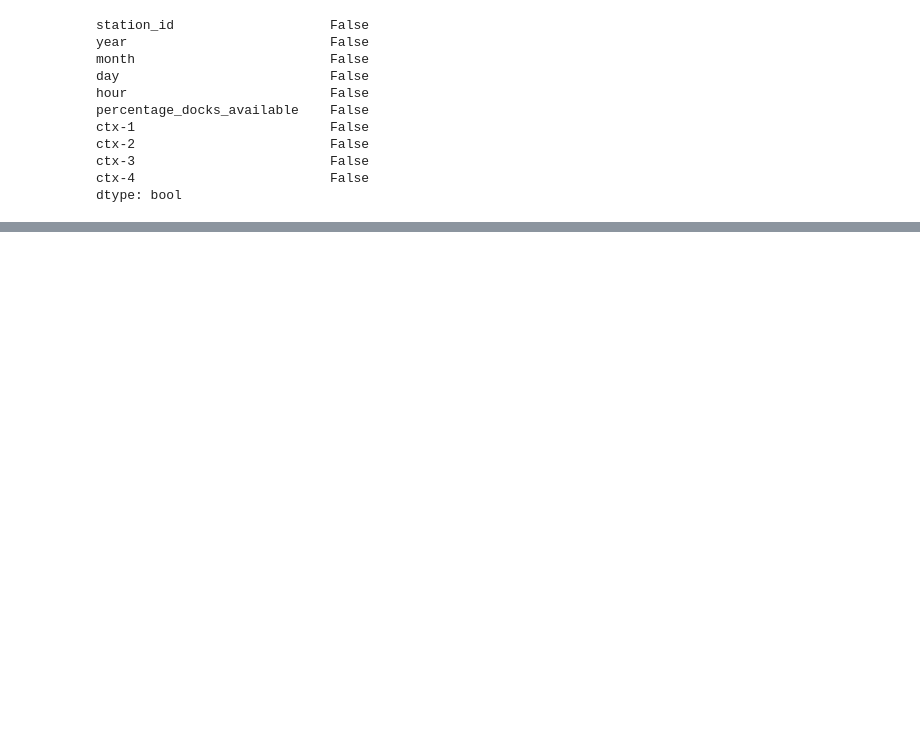
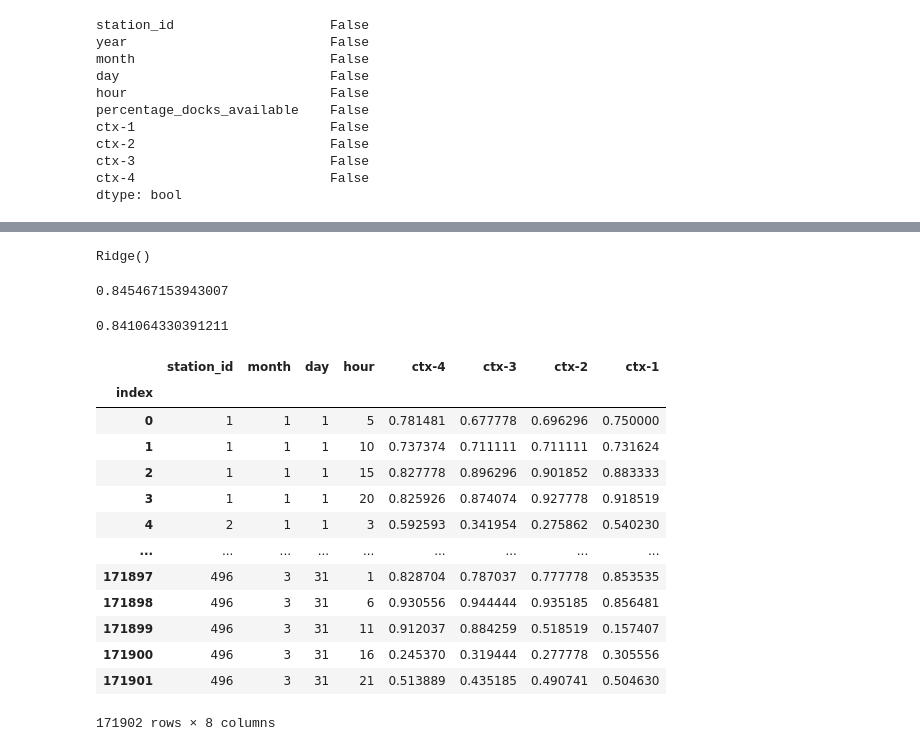
Before and after one commit to carlesonielfa/dsml-capstone, a Jupyter notebook: data_analysis.ipynb, the cells around one changed output, grey strips where cells are left out. Drawn from its saved outputs; the diff is of its cells as text; code cells hidden in the pictures; blank space fills up the shorter version.

```diff
--- a/data_analysis.ipynb
+++ b/data_analysis.ipynb
@@ -388,0 +409,37 @@ df_ctx4_clean
+# %%
+from sklearn.ensemble import RandomForestRegressor
+from sklearn import linear_model
+
+#model = RandomForestRegressor()
+model = linear_model.Ridge()
+model.fit(y=y_train,X=x_train)
+# %% [output]
+Ridge()
+# %%
+model.score(x_train, y_train)
+# %% [output]
+0.845467153943007
+# %%
+model.score(x_val, y_val)
+# %% [output]
+0.841064330391211
+# %%
+file_path = 'data/metadata_sample_submission_2024.csv'
+df_temp = pd.read_csv(file_path, low_memory=False, index_col=0)
+# %%
+df_temp
+# %% [output]
+|  | station_id | month | day | hour | ctx-4 | ctx-3 | ctx-2 | ctx-1 |
+| index |  |  |  |  |  |  |  |  |
+| 0 | 1 | 1 | 1 | 5 | 0.781481 | 0.677778 | 0.696296 | 0.750000 |
+| 1 | 1 | 1 | 1 | 10 | 0.737374 | 0.711111 | 0.711111 | 0.731624 |
+| 2 | 1 | 1 | 1 | 15 | 0.827778 | 0.896296 | 0.901852 | 0.883333 |
+| 3 | 1 | 1 | 1 | 20 | 0.825926 | 0.874074 | 0.927778 | 0.918519 |
+| 4 | 2 | 1 | 1 | 3 | 0.592593 | 0.341954 | 0.275862 | 0.540230 |
+| ... | ... | ... | ... | ... | ... | ... | ... | ... |
+| 171897 | 496 | 3 | 31 | 1 | 0.828704 | 0.787037 | 0.777778 | 0.853535 |
+| 171898 | 496 | 3 | 31 | 6 | 0.930556 | 0.944444 | 0.935185 | 0.856481 |
+| 171899 | 496 | 3 | 31 | 11 | 0.912037 | 0.884259 | 0.518519 | 0.157407 |
+| 171900 | 496 | 3 | 31 | 16 | 0.245370 | 0.319444 | 0.277778 | 0.305556 |
+| 171901 | 496 | 3 | 31 | 21 | 0.513889 | 0.435185 | 0.490741 | 0.504630 |
+171902 rows × 8 columns
```
Also changed, not shown: parts of 18 cells of this notebook.
